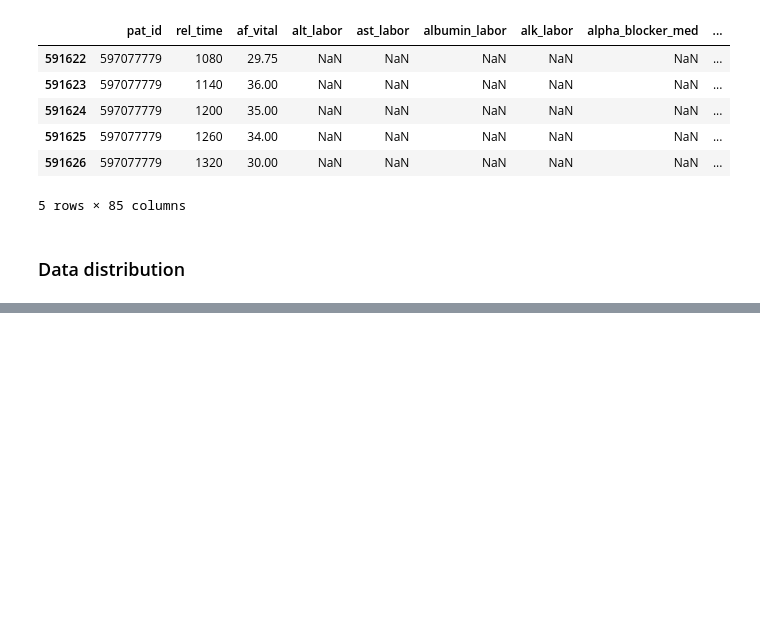
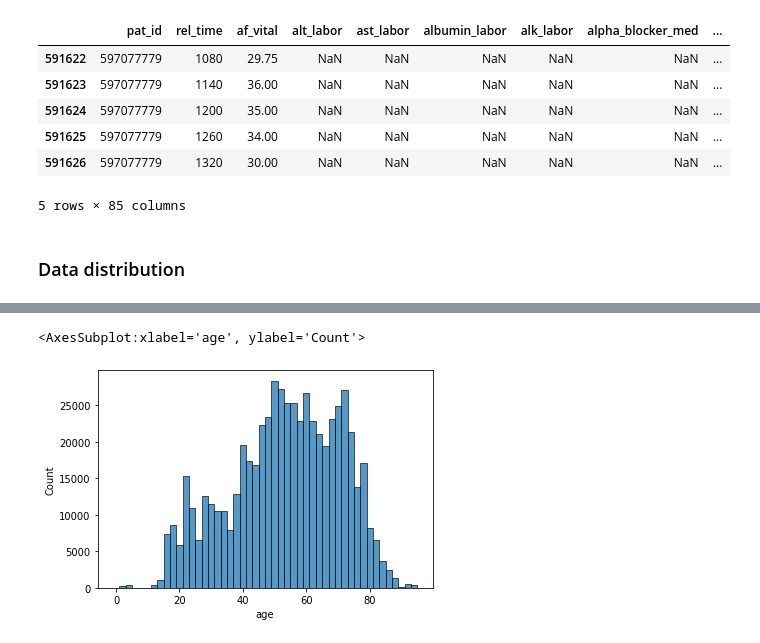
Before and after one commit to yjaenike/master-thesis, a Jupyter notebook: data_eda.ipynb, the cells around one changed output, grey strips where cells are left out. Cells and saved outputs as stored; diff of their text form; code cells hidden in the pictures; blank space fills up the shorter version.

```diff
--- a/data_eda.ipynb
+++ b/data_eda.ipynb
@@ -137,0 +219,4 @@ Creating column 83/85 - syst_nbd_vitalaborator_med
+# %%
+path = "../master-thesis/data/pat_id_data.csv"
+uke_personal_data_df = pd.read_csv(path)
+uke_personal_data_df = uke_personal_data_df[uke_personal_data_df["database"] == 'UKE']
@@ -137,0 +236,10 @@ Creating column 83/85 - syst_nbd_vitalaborator_med
+# %%
+# check the number of patient_ids in each dataset
+pat_id_personal_data = uke_personal_data_df['pat_id']
+pat_id_uke = uke_df['pat_id'].unique()
+print("pat_id_personal_data: ",len(pat_id_personal_data))
+print("pat_id_uke:           ",len(pat_id_uke))
+
+# left-join the datasets
+uke_complete_df = pd.merge(uke_df,uke_personal_data_df,on='pat_id',how='left')
+uke_complete_df.head()
@@ -137,0 +294,7 @@ Creating column 83/85 - syst_nbd_vitalaborator_med
+# %%
+# Number of training samples by age
+age = uke_complete_df['age'].dropna()
+sns.histplot(age, binwidth=2)
+# %% [output]
+<AxesSubplot:xlabel='age', ylabel='Count'>
+[figure, added]
```
Also changed, not shown: parts of 24 cells of this notebook, 3 other files.
